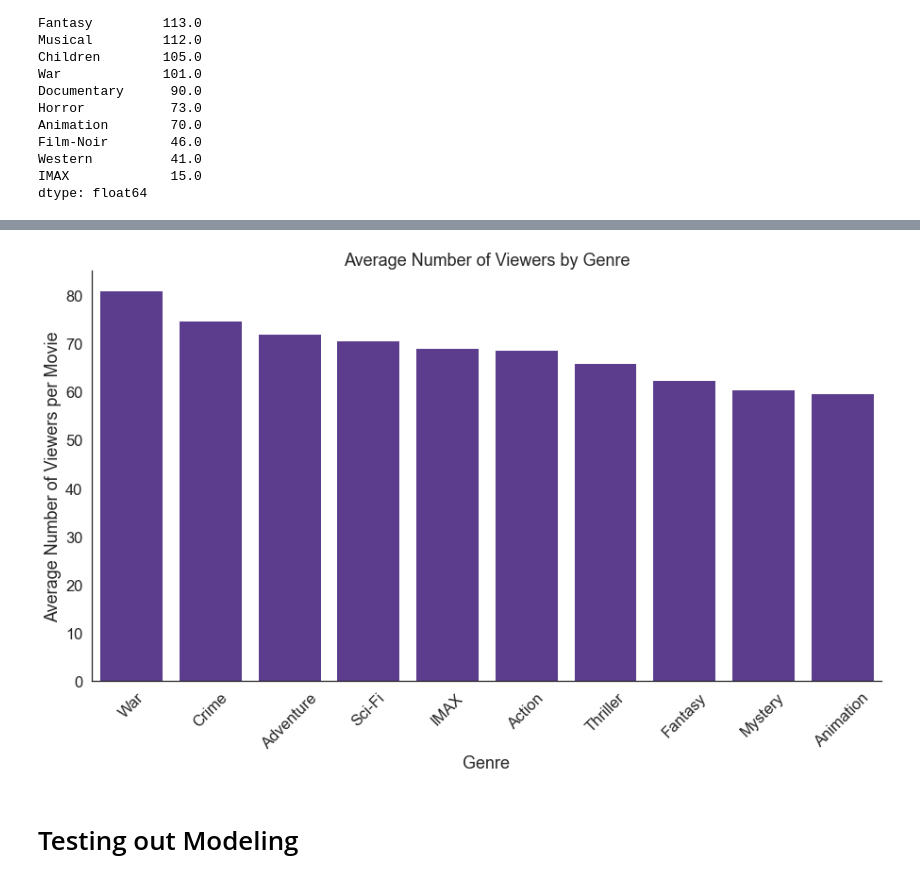
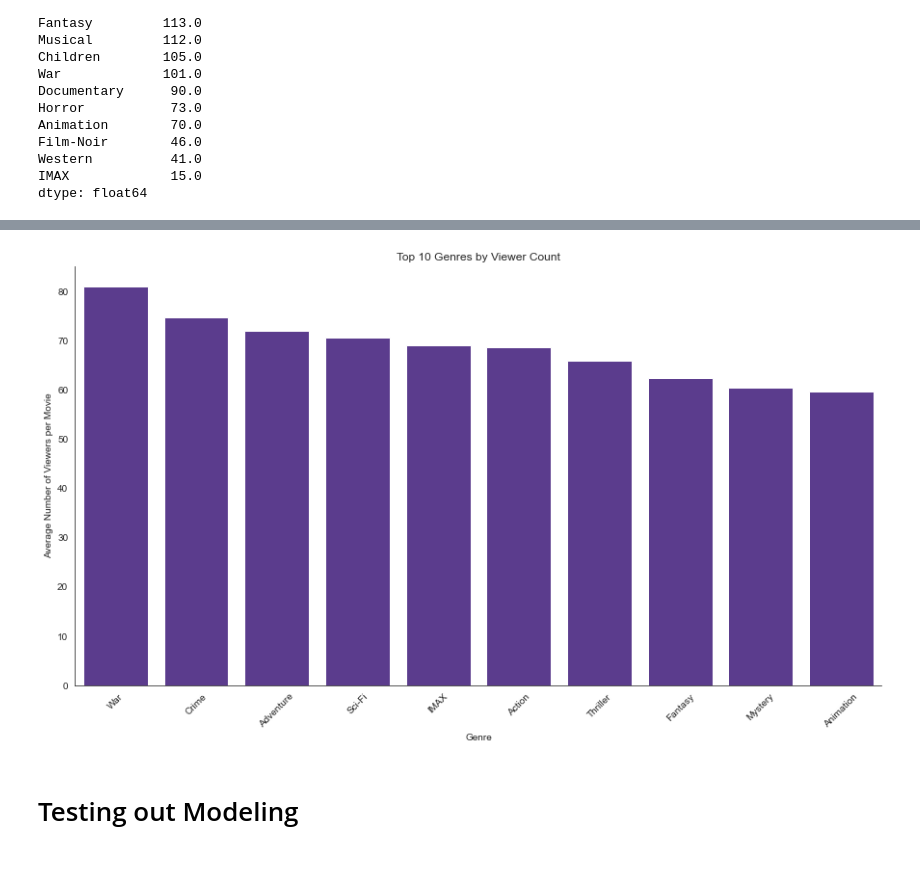
Before and after one commit to seanconlon29/Microsofts-Launch-into-Streaming, a Jupyter notebook: sean_notebook-1.ipynb, the cells around one changed output, grey strips where cells are left out. Drawn from its saved outputs; the diff is of its cells as text; code cells hidden in the pictures.

```diff
--- a/sean_notebook-1.ipynb
+++ b/sean_notebook-1.ipynb
@@ -1002,33 +761,37 @@ df_clean.head()
 # %%
 import seaborn as sns
 import matplotlib.pyplot as plt
+
+genres_cols = ['Action', 'Adventure', 'Animation', 'Children', 'Comedy', 'Crime', 'Documentary', 'Drama', 'Fantasy', 'Film-Noir', 'Horror', 'IMAX', 'Musical', 'Mystery', 'Romance', 'Sci-Fi', 'Thriller', 'War', 'Western']
 
 # Set the seaborn style and color palette
 sns.set_style("white")
 sns.set_palette(["#582f9a"])
 
 # Multiply each column by the number of viewers, and sum the results for each genre
 genre_views = df_clean[genres_cols].multiply(df_clean['num_viewers'], axis=0).sum()
 
 # Count the number of movies for each genre
 genre_counts = df_clean[genres_cols].apply(lambda x: (x == 1.0).sum())
 
 # Divide the sum of viewers by the number of movies to get the average number of viewers per movie for each genre
 genre_avg_views = genre_views / genre_counts
 
 # Sort the genres by their average number of viewers per movie, and select the top 10
 top_genres = genre_avg_views.sort_values(ascending=False).head(10)
 
 # Create a bar plot using seaborn for the top 10 genres
 plt.figure(figsize=(15, 8))
 ax = sns.barplot(x=top_genres.index, y=top_genres.values, color='#582f9a')
-ax.set(xlabel='Genre', ylabel='Average Number of Viewers per Movie', title='Average Number of Viewers by Genre')
+ax.set(xlabel='Genre', ylabel='Average Number of Viewers per Movie', title='Top 10 Genres by Viewer Count')
 ax.set_xticklabels(ax.get_xticklabels(), rotation=45)
 sns.despine()
-plt.savefig('Models/AvgNumViews_Genre.png', bbox_inches='tight', dpi=300, transparent=True)
+plt.savefig('Models/AvgNumViews_Genre.png', bbox_inches='tight', dpi=300)
+plt.savefig('Illustrations/AvgNumViews_Genre.png', bbox_inches='tight', dpi=300)
+
 plt.show()
 # %% [output]
-[figure, old version]
+[figure, new version]
 # %% [markdown]
 # Testing out Modeling
 # %%
```
Also changed, not shown: parts of 28 cells of this notebook, 13 other files.
